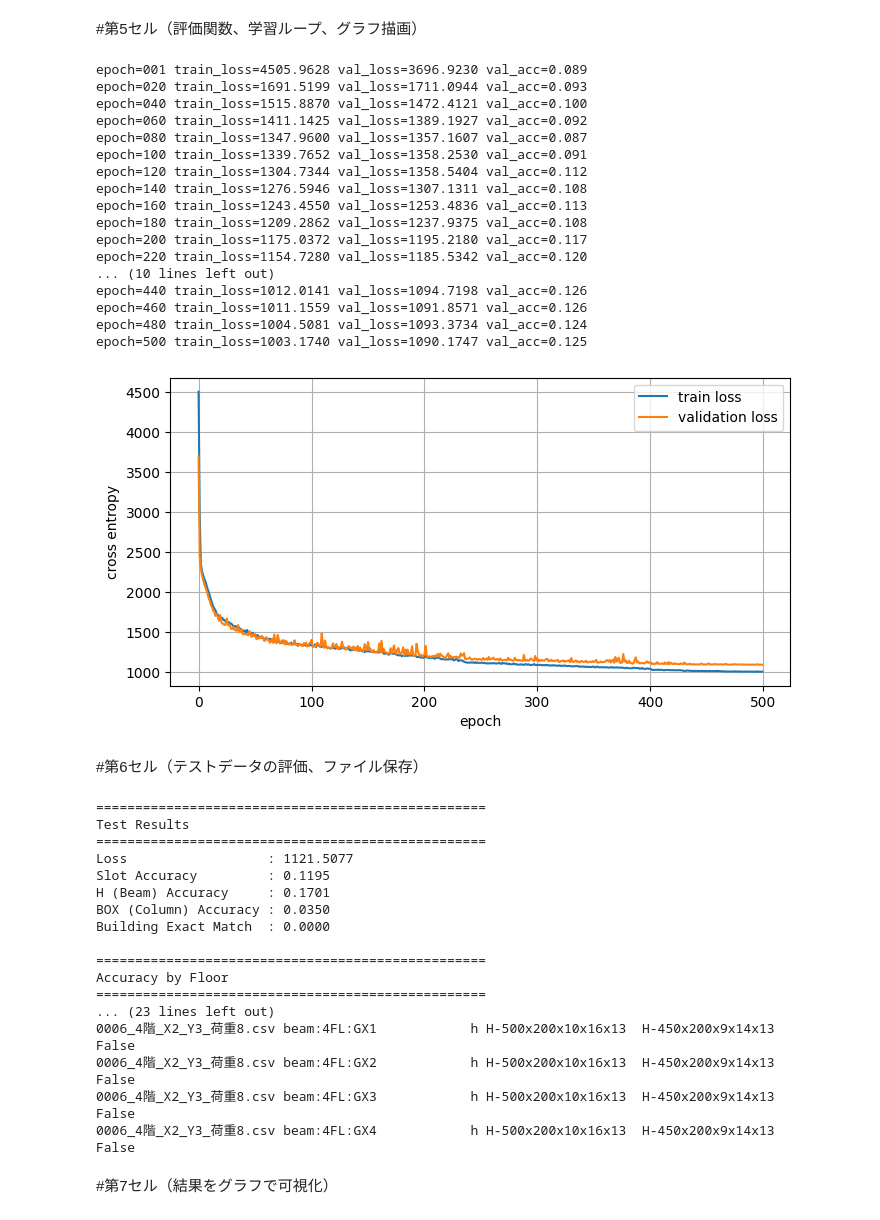
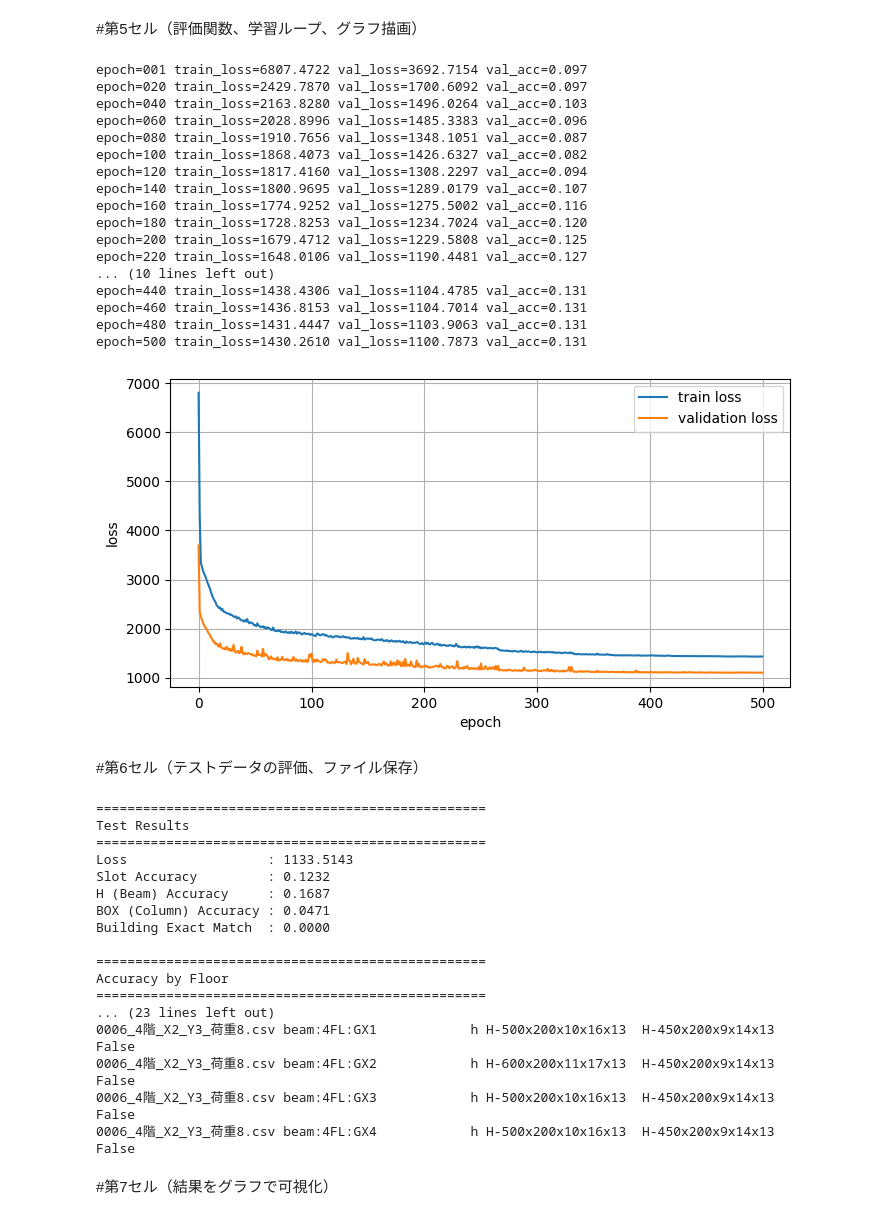
Before and after one commit to usumakikai8-bot/DNN4, a Jupyter notebook: DNN5.ipynb, the cells around one changed output. Saved outputs shown, nothing was run; the diff lists cells and outputs as text; code cells hidden in the pictures.

```diff
--- a/DNN5.ipynb
+++ b/DNN5.ipynb
@@ -385,7 +361,7 @@ train_samples,val_samples,test_samples=(load_split(s) for s in ('train','val','t
 SLOTS=sorted({key for sample in train_samples for key in sample.targets})
 SLOT_TYPES=[next(sample.targets[slot][0] for sample in train_samples if slot in sample.targets) for slot in SLOTS]
 H_TO_ID={r['name']:i for i,r in enumerate(H_CATALOG)}; BOX_TO_ID={r['name']:i for i,r in enumerate(BOX_CATALOG)}
-FEATURE_NORMALIZATION=[(1,10),(1,10),(0,100),(1,20)]+[(MIN_SPAN_MM,MAX_SPAN_MM_NORMALIZATION)]*(2*MAX_SPANS)+[(0,1)]*(2*MAX_SPANS+3)
+FEATURE_NORMALIZATION=[(1,10),(1,10),(0,10),(1,20)]+[(MIN_SPAN_MM,MAX_SPAN_MM_NORMALIZATION)]*(2*MAX_SPANS)+[(0,1)]*(2*MAX_SPANS+3)
 feature_min=np.asarray([v[0] for v in FEATURE_NORMALIZATION],dtype=np.float32)
 feature_max=np.asarray([v[1] for v in FEATURE_NORMALIZATION],dtype=np.float32); feature_range=feature_max-feature_min
 class SectionDataset(Dataset):
@@ -646,7 +622,6 @@ SimpleDNN(
 # %% [markdown]
 #第5セル（評価関数、学習ループ、グラフ描画）
 # %%
-# 1. 評価・推論処理 (evaluate)
 # 1. 評価・推論処理 (evaluate)
 @torch.no_grad()
 def evaluate(loader, export_rows=False):
@@ -670,6 +645,7 @@ def evaluate(loader, export_rows=False):
 
         loss_h = section_dimension_mse(logits_h, y_h, H_DIMENSIONS)
         loss_box = section_dimension_mse(logits_box, y_box, BOX_DIMENSIONS)
+        # 評価用ロス
         loss = loss_h + loss_box
 
         pred_h = logits_h.argmax(-1)
@@ -826,18 +802,9 @@ CHECKPOINT_SIGNATURE = {
     'max_spans': MAX_SPANS,
     'min_span_mm': MIN_SPAN_MM,
 }
+# 重み設定を変更したため、以前のキャッシュをロードせずに再学習させます
 reuse_checkpoint = False
-if CHECKPOINT_PATH.exists():
-    try:
-        cached = torch.load(CHECKPOINT_PATH, map_location=DEVICE, weights_only=False)
-        reuse_checkpoint = cached.get('checkpoint_signature') == CHECKPOINT_SIGNATURE
-        if reuse_checkpoint:
-            model.load_state_dict(cached['model_state_dict'])
-            print(f'互換チェックポイントを読み込み、学習をスキップしました: {CHECKPOINT_PATH}')
-        else:
-            print('チェックポイントの構成が現在のデータ/モデルと異なるため再学習します。')
-    except Exception as exc:
-        print(f'チェックポイントを読み込めないため再学習します: {exc}')
+
 if not reuse_checkpoint:
     optimizer = torch.optim.AdamW(model.parameters(), lr=LEARNING_RATE, weight_decay=WEIGHT_DECAY)
     scheduler = torch.optim.lr_scheduler.ReduceLROnPlateau(optimizer, mode='min', factor=0.5, patience=15)
@@ -852,59 +819,60 @@ if not reuse_checkpoint:
             x, y_h, y_box = x.to(DEVICE), y_h.to(DEVICE), y_box.to(DEVICE)
             optimizer.zero_grad(set_to_none=True)
             logits_h, logits_box = model(x)
-            #loss = nn.functional.cross_entropy(logits_h.transpose(1, 2), y_h) + nn.functional.cross_entropy(logits_box.transpose(1, 2), y_box)
-                    # H梁とBOX柱の損失を別々に計算
+
+            # H梁とBOX柱の損失を別々に計算（指示通りBOXの重みを2倍に設定）
             loss_h = section_dimension_mse(logits_h, y_h, H_DIMENSIONS)
             loss_box = section_dimension_mse(logits_box, y_box, BOX_DIMENSIONS)
-            loss = loss_h + loss_box
+            loss = loss_h + loss_box * 2.0
+
             loss.backward()
             nn.utils.clip_grad_norm_(model.parameters(), 1.0)
             optimizer.step()
             train_loss += loss.item() * len(x)
         val = evaluate(val_loader)
         train_loss /= len(train_loader.dataset)
         scheduler.step(val['loss'])
         history['train_loss'].append(train_loss)
         history['val_loss'].append(val['loss'])
         history['val_slot_accuracy'].append(val['slot_accuracy'])
         if val['loss'] < best_val:
             best_val, wait = val['loss'], 0
             best_state = {k: v.detach().cpu().clone() for k, v in model.state_dict().items()}
         else:
             wait += 1
         if epoch == 1 or epoch % 20 == 0:
             print(f'epoch={epoch:03d} train_loss={train_loss:.4f} val_loss={val["loss"]:.4f} val_acc={val["slot_accuracy"]:.3f}')
         if wait >= PATIENCE:
             print(f'Early stopping at epoch {epoch}; best val loss={best_val:.4f}')
             break
 
 
 #4. 最良モデルの復元と学習曲線のプロット
 if not reuse_checkpoint:
     model.load_state_dict(best_state)
 plt.figure(figsize=(8, 4))
 plt.plot(history['train_loss'], label='train loss')
 plt.plot(history['val_loss'], label='validation loss')
-plt.xlabel('epoch'); plt.ylabel('cross entropy'); plt.legend(); plt.grid(); plt.show()
+plt.xlabel('epoch'); plt.ylabel('loss'); plt.legend(); plt.grid(); plt.show()
 # %% [output]
-epoch=001 train_loss=4505.9628 val_loss=3696.9230 val_acc=0.089
-epoch=020 train_loss=1691.5199 val_loss=1711.0944 val_acc=0.093
-epoch=040 train_loss=1515.8870 val_loss=1472.4121 val_acc=0.100
-epoch=060 train_loss=1411.1425 val_loss=1389.1927 val_acc=0.092
-epoch=080 train_loss=1347.9600 val_loss=1357.1607 val_acc=0.087
-epoch=100 train_loss=1339.7652 val_loss=1358.2530 val_acc=0.091
-epoch=120 train_loss=1304.7344 val_loss=1358.5404 val_acc=0.112
-epoch=140 train_loss=1276.5946 val_loss=1307.1311 val_acc=0.108
-epoch=160 train_loss=1243.4550 val_loss=1253.4836 val_acc=0.113
-epoch=180 train_loss=1209.2862 val_loss=1237.9375 val_acc=0.108
-epoch=200 train_loss=1175.0372 val_loss=1195.2180 val_acc=0.117
-epoch=220 train_loss=1154.7280 val_loss=1185.5342 val_acc=0.120
+epoch=001 train_loss=6807.4722 val_loss=3692.7154 val_acc=0.097
+epoch=020 train_loss=2429.7870 val_loss=1700.6092 val_acc=0.097
+epoch=040 train_loss=2163.8280 val_loss=1496.0264 val_acc=0.103
+epoch=060 train_loss=2028.8996 val_loss=1485.3383 val_acc=0.096
+epoch=080 train_loss=1910.7656 val_loss=1348.1051 val_acc=0.087
+epoch=100 train_loss=1868.4073 val_loss=1426.6327 val_acc=0.082
+epoch=120 train_loss=1817.4160 val_loss=1308.2297 val_acc=0.094
+epoch=140 train_loss=1800.9695 val_loss=1289.0179 val_acc=0.107
+epoch=160 train_loss=1774.9252 val_loss=1275.5002 val_acc=0.116
+epoch=180 train_loss=1728.8253 val_loss=1234.7024 val_acc=0.120
+epoch=200 train_loss=1679.4712 val_loss=1229.5808 val_acc=0.125
+epoch=220 train_loss=1648.0106 val_loss=1190.4481 val_acc=0.127
 ... (10 lines left out)
-epoch=440 train_loss=1012.0141 val_loss=1094.7198 val_acc=0.126
-epoch=460 train_loss=1011.1559 val_loss=1091.8571 val_acc=0.126
-epoch=480 train_loss=1004.5081 val_loss=1093.3734 val_acc=0.124
-epoch=500 train_loss=1003.1740 val_loss=1090.1747 val_acc=0.125
+epoch=440 train_loss=1438.4306 val_loss=1104.4785 val_acc=0.131
+epoch=460 train_loss=1436.8153 val_loss=1104.7014 val_acc=0.131
+epoch=480 train_loss=1431.4447 val_loss=1103.9063 val_acc=0.131
+epoch=500 train_loss=1430.2610 val_loss=1100.7873 val_acc=0.131
-[figure, old version]
+[figure, new version]
 # %% [markdown]
 #第6セル（テストデータの評価、ファイル保存）
 # %%
@@ -959,10 +927,10 @@ print(predictions.head(20).to_string(index=False))
 ==================================================
 Test Results
 ==================================================
-Loss                  : 1121.5077
-Slot Accuracy         : 0.1195
-H (Beam) Accuracy     : 0.1701
-BOX (Column) Accuracy : 0.0350
+Loss                  : 1133.5143
+Slot Accuracy         : 0.1232
+H (Beam) Accuracy     : 0.1687
+BOX (Column) Accuracy : 0.0471
 Building Exact Match  : 0.0000
 
 ==================================================
@@ -970,7 +938,7 @@ Accuracy by Floor
 ==================================================
 ... (23 lines left out)
 0006_4階_X2_Y3_荷重8.csv beam:4FL:GX1            h H-500x200x10x16x13  H-450x200x9x14x13       False
-0006_4階_X2_Y3_荷重8.csv beam:4FL:GX2            h H-500x200x10x16x13  H-450x200x9x14x13       False
+0006_4階_X2_Y3_荷重8.csv beam:4FL:GX2            h H-600x200x11x17x13  H-450x200x9x14x13       False
 0006_4階_X2_Y3_荷重8.csv beam:4FL:GX3            h H-500x200x10x16x13  H-450x200x9x14x13       False
 0006_4階_X2_Y3_荷重8.csv beam:4FL:GX4            h H-500x200x10x16x13  H-450x200x9x14x13       False
 # %% [markdown]
```
Also changed, not shown: parts of 8 cells of this notebook.
